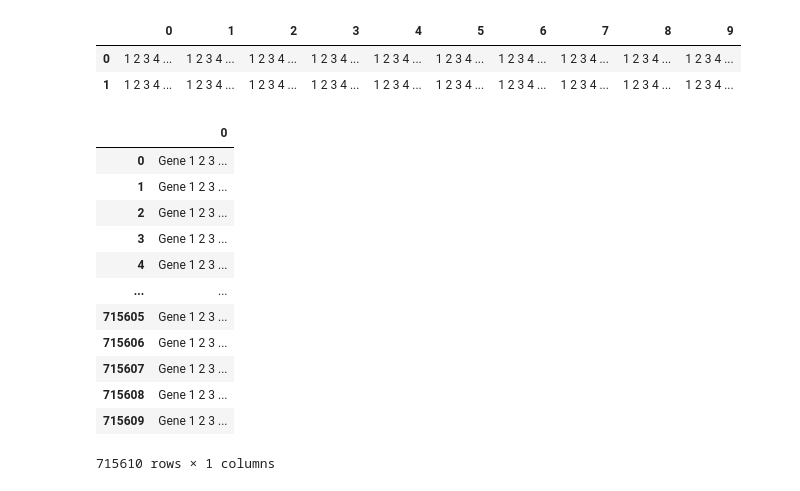
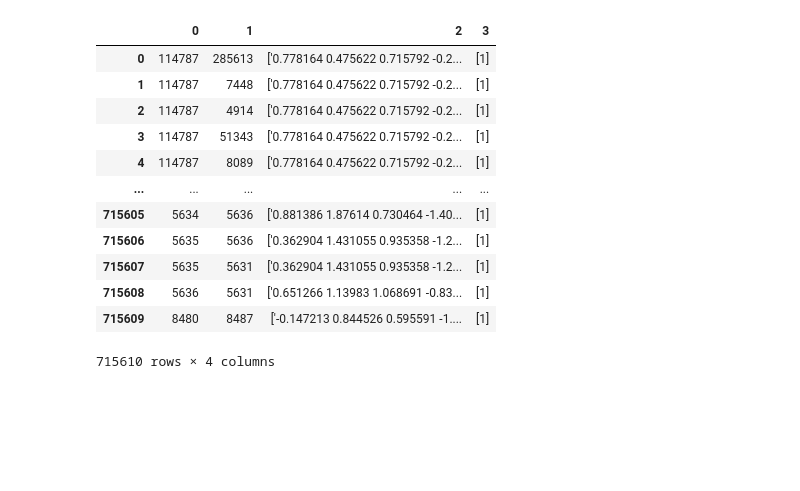
Before and after one commit to RodrigoEslava/cpython, a Jupyter notebook: teste_concatenação.ipynb, the cells around one changed output. Cells and saved outputs as stored; diff of their text form; code cells hidden in the pictures; blank space fills up the shorter version.

```diff
--- a/teste_concatenação.ipynb
+++ b/teste_concatenação.ipynb
@@ -154,8 +99,19 @@ with open(r'E:/demos/files_demos/account/sales.txt', 'w') as fp:
 # %%
-result = pd.read_csv("result_df_3.txt", sep=" ", header= None)
-result = pd.DataFrame(data = result)
-result
+concatanate_file = pd.read_csv("definitely_concatanate.txt", sep=" ", header= None)
+
+c = pd.DataFrame(concatanate_file)
+c
 # %% [output]
-|  | 0 | 1 | 2 | 3 | 4 | 5 | 6 | 7 | 8 | 9 |
-| 0 | 1 2 3 4 ... | 1 2 3 4 ... | 1 2 3 4 ... | 1 2 3 4 ... | 1 2 3 4 ... | 1 2 3 4 ... | 1 2 3 4 ... | 1 2 3 4 ... | 1 2 3 4 ... | 1 2 3 4 ... |
-| 1 | 1 2 3 4 ... | 1 2 3 4 ... | 1 2 3 4 ... | 1 2 3 4 ... | 1 2 3 4 ... | 1 2 3 4 ... | 1 2 3 4 ... | 1 2 3 4 ... | 1 2 3 4 ... | 1 2 3 4 ... |
+|  | 0 | 1 | 2 | 3 |
+| 0 | 114787 | 285613 | ['0.778164 0.475622 0.715792 -0.2... | [1] |
+| 1 | 114787 | 7448 | ['0.778164 0.475622 0.715792 -0.2... | [1] |
+| 2 | 114787 | 4914 | ['0.778164 0.475622 0.715792 -0.2... | [1] |
+| 3 | 114787 | 51343 | ['0.778164 0.475622 0.715792 -0.2... | [1] |
+| 4 | 114787 | 8089 | ['0.778164 0.475622 0.715792 -0.2... | [1] |
+| ... | ... | ... | ... | ... |
+| 715605 | 5634 | 5636 | ['0.881386 1.87614 0.730464 -1.40... | [1] |
+| 715606 | 5635 | 5636 | ['0.362904 1.431055 0.935358 -1.2... | [1] |
+| 715607 | 5635 | 5631 | ['0.362904 1.431055 0.935358 -1.2... | [1] |
+| 715608 | 5636 | 5631 | ['0.651266 1.13983 1.068691 -0.83... | [1] |
+| 715609 | 8480 | 8487 | ['-0.147213 0.844526 0.595591 -1.... | [1] |
+715610 rows × 4 columns
@@ -180,33 +117,0 @@ re.to_csv(r're_df_1.txt', header=None, index=None, sep=',', mode='a')
-# %%
-# dropping null value columns to avoid errors
-result.dropna(inplace = True)
-
-# new data frame with split value columns
-new = result[0].str.split(",", n = 1, expand = True)
-
-# making separate first name column from new data frame
-##data["First Name"]= new[0]
-
-# making separate last name column from new data frame
-##data["Last Name"]= new[1]
-
-# Dropping old Name columns
-##data.drop(columns =["Name"], inplace = True)
-
-# df display
-##data
-new
-# %% [output]
-|  | 0 |
-| 0 | Gene 1 2 3 ... |
-| 1 | Gene 1 2 3 ... |
-| 2 | Gene 1 2 3 ... |
-| 3 | Gene 1 2 3 ... |
-| 4 | Gene 1 2 3 ... |
-| ... | ... |
-| 715605 | Gene 1 2 3 ... |
-| 715606 | Gene 1 2 3 ... |
-| 715607 | Gene 1 2 3 ... |
-| 715608 | Gene 1 2 3 ... |
-| 715609 | Gene 1 2 3 ... |
-715610 rows × 1 columns
```
Also changed, not shown: parts of 36 cells of this notebook.
